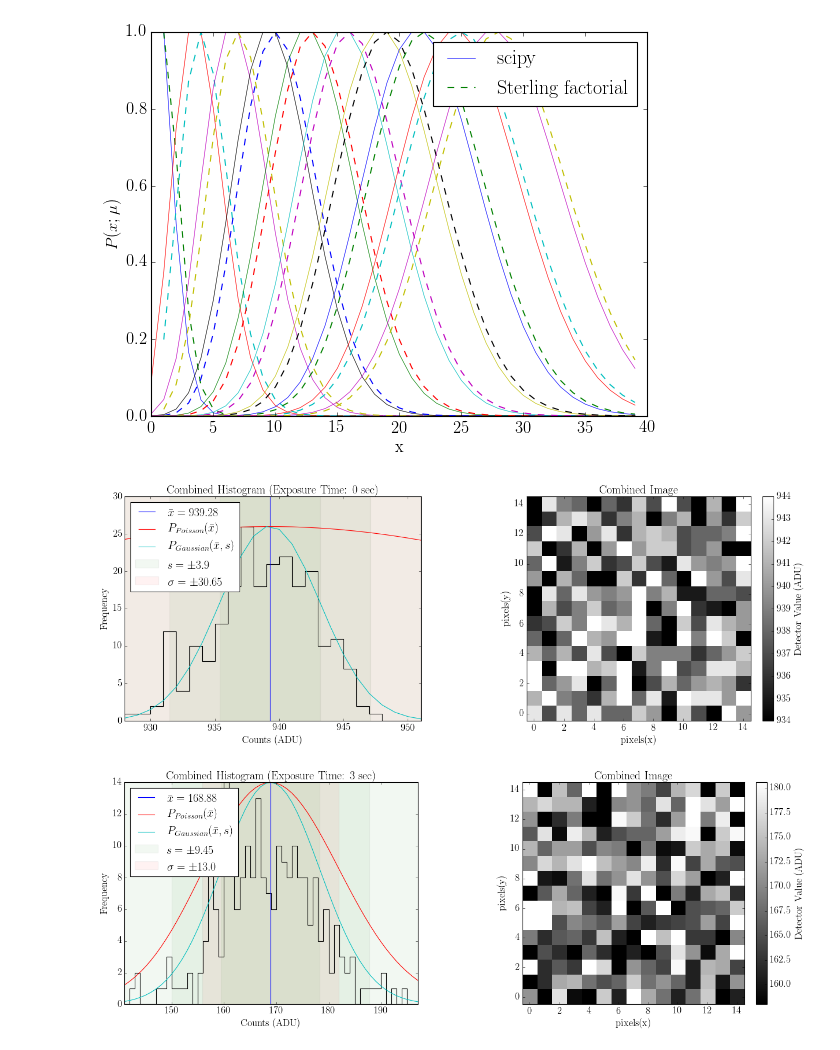
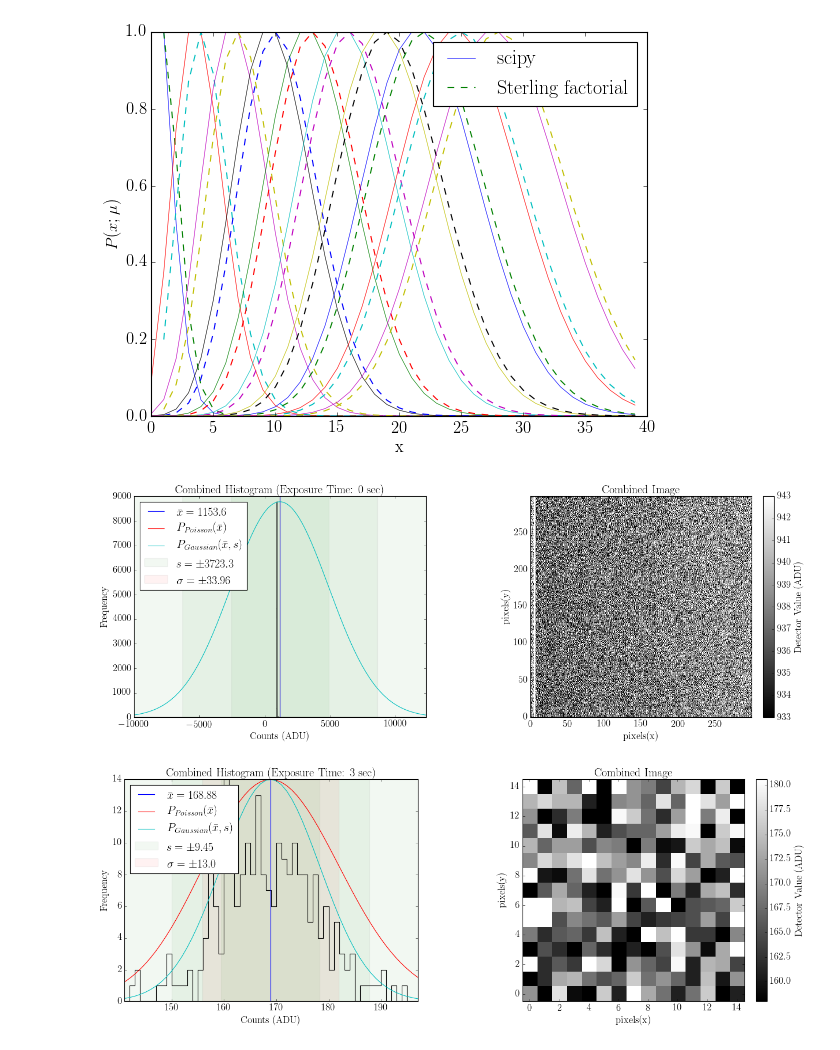
Before and after one commit to jbirky/photonCounting, a Jupyter notebook: analysis.ipynb, the cells around one changed output. Cells and saved outputs as stored; diff of their text form; code cells hidden in the pictures.

Commit message:
show plot

```diff
--- a/analysis.ipynb
+++ b/analysis.ipynb
@@ -84,7 +84,7 @@ def combineFrame(data_array):
 def plotAll(array2D, **kwargs):
     """
     Input:  'array2D': 2D image array
-    Output: 'fig
+    Output: 'fig': figure of histogram and image
     """
 
     arr = array2D.flatten()
@@ -167,21 +167,20 @@ def plotAll(array2D, **kwargs):
     if 'save_dir' in kwargs:
         save_dir = kwargs.get('save_dir')
         plt.savefig(save_dir + 'exposure%s.png'%(exp))
-    plt.show()
 
     return fig
 # %%
-window = [(550,550), (15,15)]
+window = [(400,400), (300,300)]
 
 bias_3D = readData('data/exp0/')
 bias_2D = combineFrame(bias_3D)
 
 #cut data
 bias_2D_cut = Cutout2D(bias_2D, window[0], window[1]).data
 
 plotAll(bias_2D_cut, sigma=3, exp=0, save_dir='writeup/plots/')
 # %% [output]
-[figure, old version]
+[figure, new version]
 # %%
 try:
     files = natsorted(os.listdir('data/'))[1:]
```
